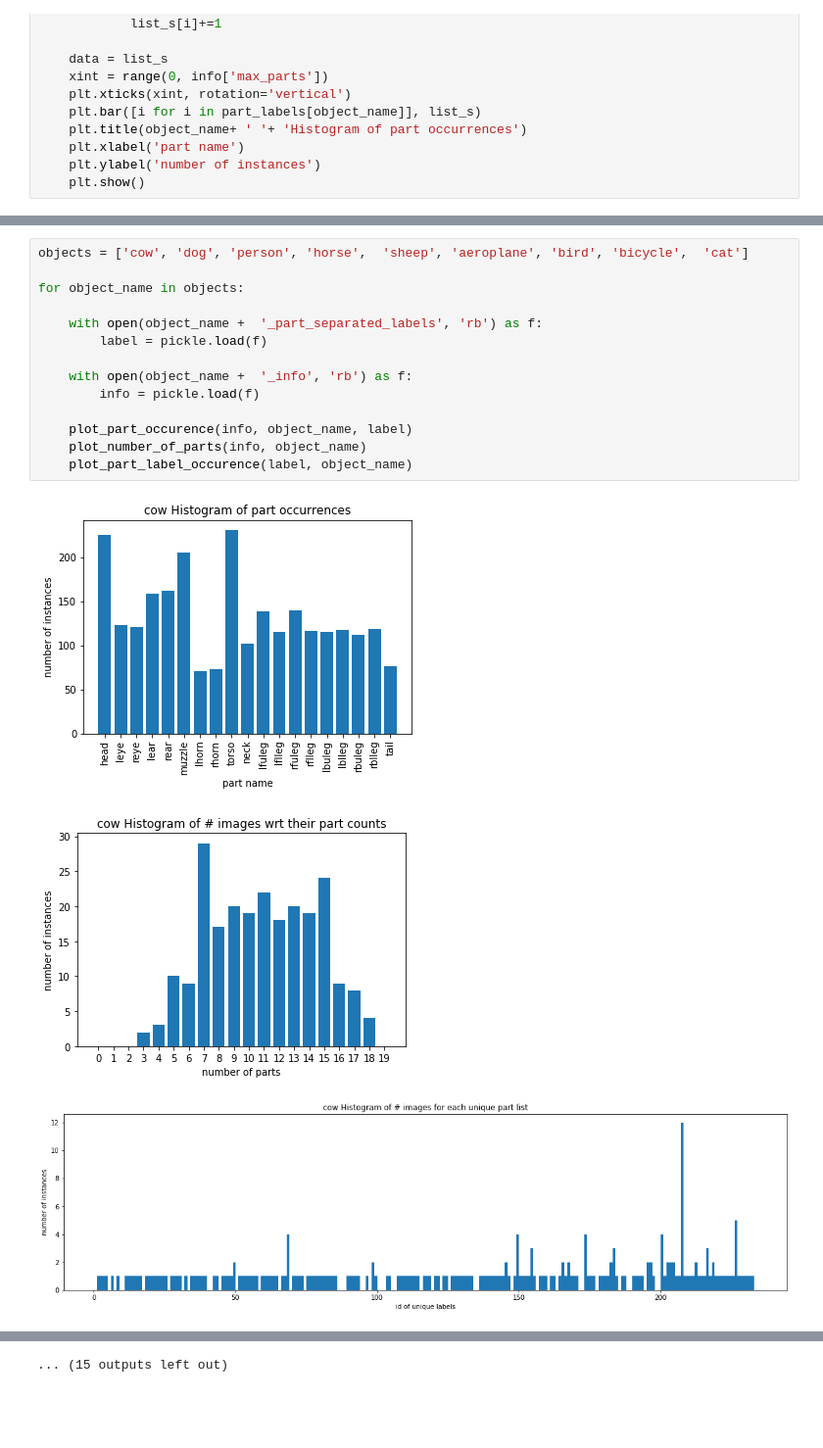
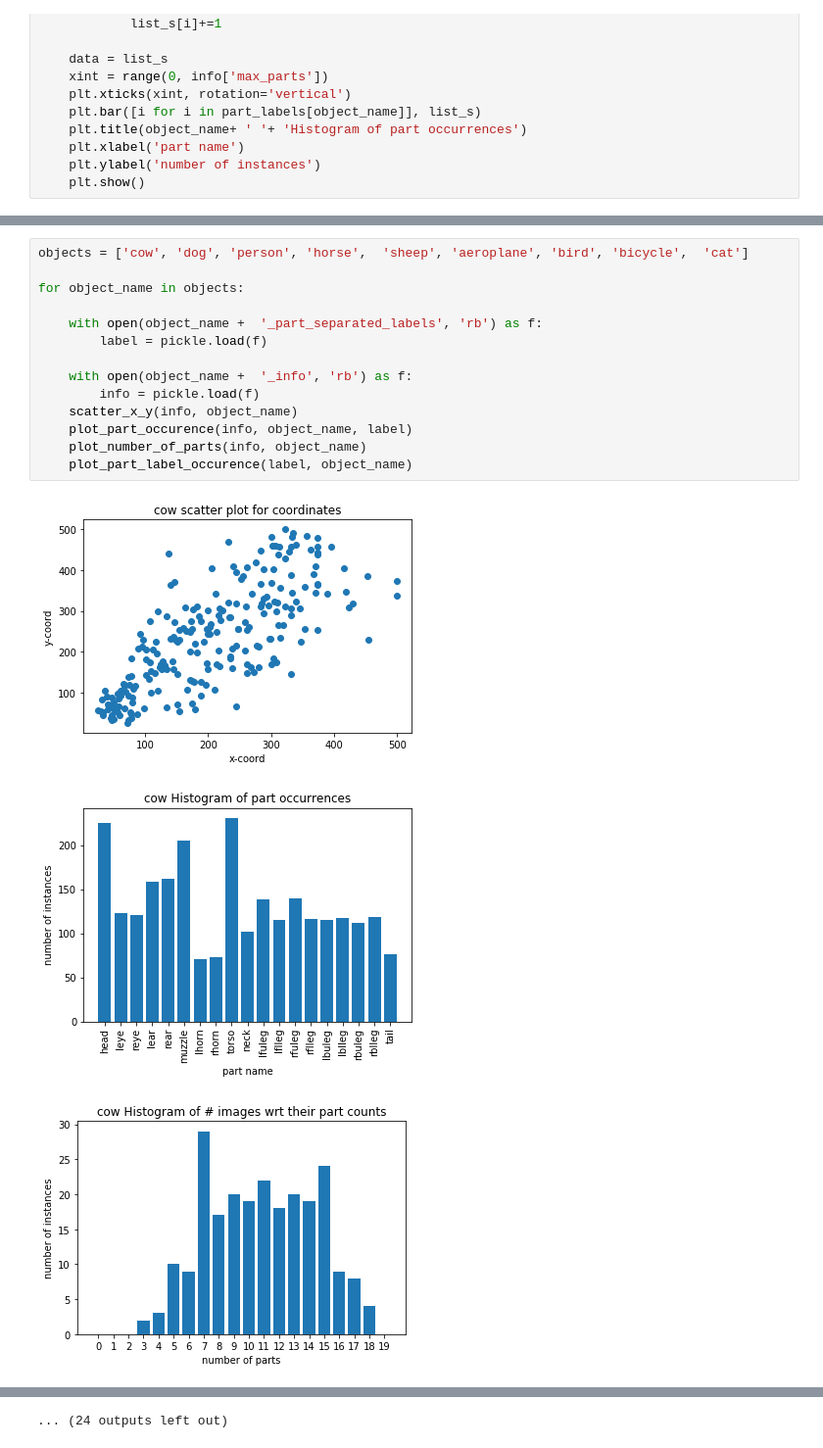
Before and after one commit to iamnotahumanbecauseiamabot/sketchgen_, a Jupyter notebook: datastats.ipynb, the cells around one changed output, grey strips where cells are left out. Shown: that part at 98% size. Drawn from its saved outputs; the diff is of its cells as text; blank space fills up the shorter version.

```diff
--- a/datastats.ipynb
+++ b/datastats.ipynb
@@ -115,18 +125,18 @@ def plot_part_occurence(info, object_name, label):
 # %%
 objects = ['cow', 'dog', 'person', 'horse',  'sheep', 'aeroplane', 'bird', 'bicycle',  'cat']
 
 for object_name in objects:
 
     with open(object_name +  '_part_separated_labels', 'rb') as f:
         label = pickle.load(f)
 
     with open(object_name +  '_info', 'rb') as f:
         info = pickle.load(f)
-
+    scatter_x_y(info, object_name)
     plot_part_occurence(info, object_name, label)
     plot_number_of_parts(info, object_name)
     plot_part_label_occurence(label, object_name)
 # %% [output]
-[figure, old version]
+[figure, new version]
-[figure, old version]
+[figure, new version]
-[figure, old version]
+[figure, new version]
@@ -142 +152 @@ for object_name in objects:
-... (15 outputs left out)
+... (24 outputs left out)
```
Also changed, not shown: parts of 2 cells of this notebook.
